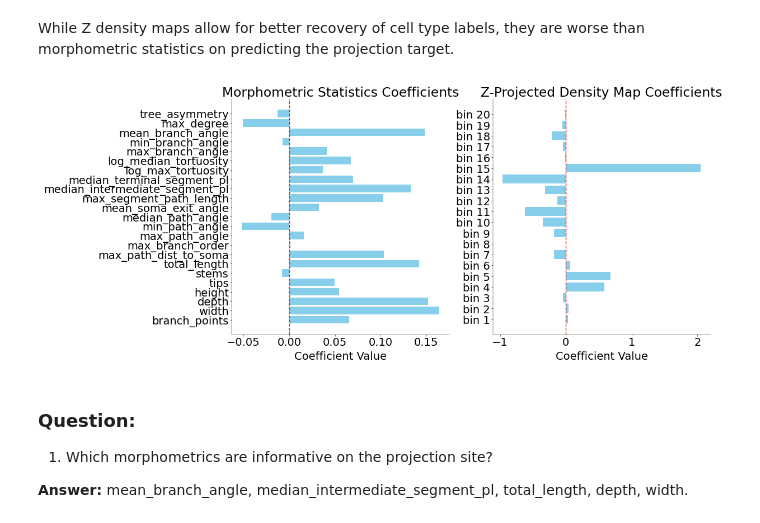
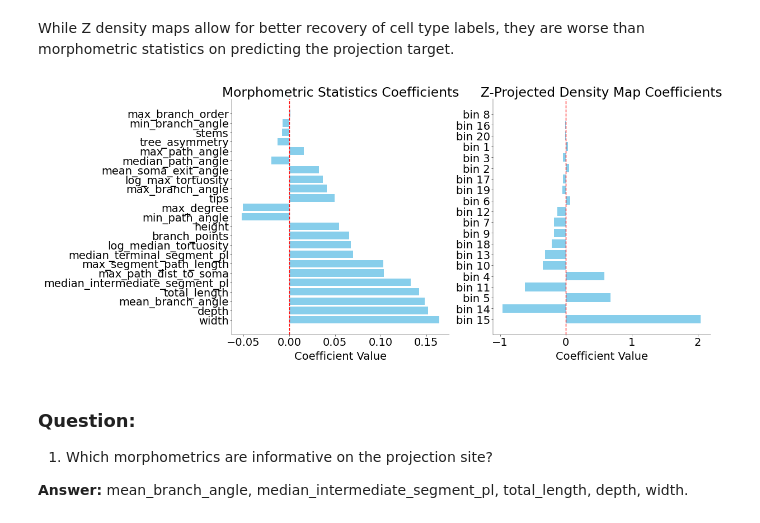
Before and after one commit to SaschaLeander/NeuralDataScience, a Jupyter notebook: notebooks/CodingLab8_final.ipynb, the cells around one changed output. Saved outputs shown, nothing was run; the diff lists cells and outputs as text; code cells hidden in the pictures.

Commit message:
answered qs; changed plotting task 2

```diff
--- a/notebooks/CodingLab8_final.ipynb
+++ b/notebooks/CodingLab8_final.ipynb
@@ -79,7 +81,7 @@ pandas    : 2.2.3
 
 Watermark: 2.5.0
 # %%
-plt.style.use("/matplotlib_style.txt")
+# plt.style.use("/matplotlib_style.txt")
 # %% [markdown]
 # Inspect the raw data
 # %% [markdown]
@@ -420,7 +431,7 @@ unique_clusters = np.unique(clusters)
 mean_dm_z_per_cluster = np.zeros((len(unique_clusters), dm_z.shape[1]))
 
 for i, cl in enumerate(unique_clusters):
-    mean_dm_z_per_cluster[i] = dm_z[clusters == cl].mean(axis=0)
+    mean_dm_z_per_cluster[i] = np.mean(dm_z[clusters == cl], axis=0)
 
 # Plot the Z-density maps for each cluster in a subplot, with means in red and individual maps in grey
 n_clusters = len(unique_clusters)
@@ -572,31 +583,36 @@ While Z density maps allow for better recovery of cell type labels, they are wor
 # %%
 # ---------------------------------------------------------------------------
 # Plot the fitted linear coefficients for both of the feature representations
 # and answer the question below. (1 pt)
 # ---------------------------------------------------------------------------
 def plot_coefficients(model, feature_names, ax, title):
-    """Plot the coefficients of a logistic regression model."""
-    ax.barh(feature_names, model.coef_[0], color="skyblue")
+    """Plot the coefficients of a logistic regression model, sorted by magnitude."""
+    coefs = model.coef_[0]
+    # Get sorted indices by absolute value
+    sorted_idx = np.argsort(np.abs(coefs))[::-1]
+    sorted_features = np.array(feature_names)[sorted_idx]
+    sorted_coefs = coefs[sorted_idx]
+    ax.barh(sorted_features, sorted_coefs, color="skyblue")
     ax.set_title(title)
     ax.set_xlabel("Coefficient Value")
     ax.axvline(0, color="red", linestyle="--")
 
 
 fig, axes = plt.subplots(1, 2, figsize=(12, 5), layout="constrained")
 plot_coefficients(
     LR_morpho,
     morphometric_statistics.drop(features_to_drop, axis=1).columns.values,
     axes[0],
     "Morphometric Statistics Coefficients",
 )
 plot_coefficients(
     LR_density,
     ["bin " + str(i + 1) for i in range(dm_z.shape[1])],
     axes[1],
     "Z-Projected Density Map Coefficients",
 )
 # %% [output]
-[figure, old version]
+[figure, new version]
 # %% [markdown]
 ### Question:
 
```
Also changed, not shown: parts of 2 cells of this notebook.
